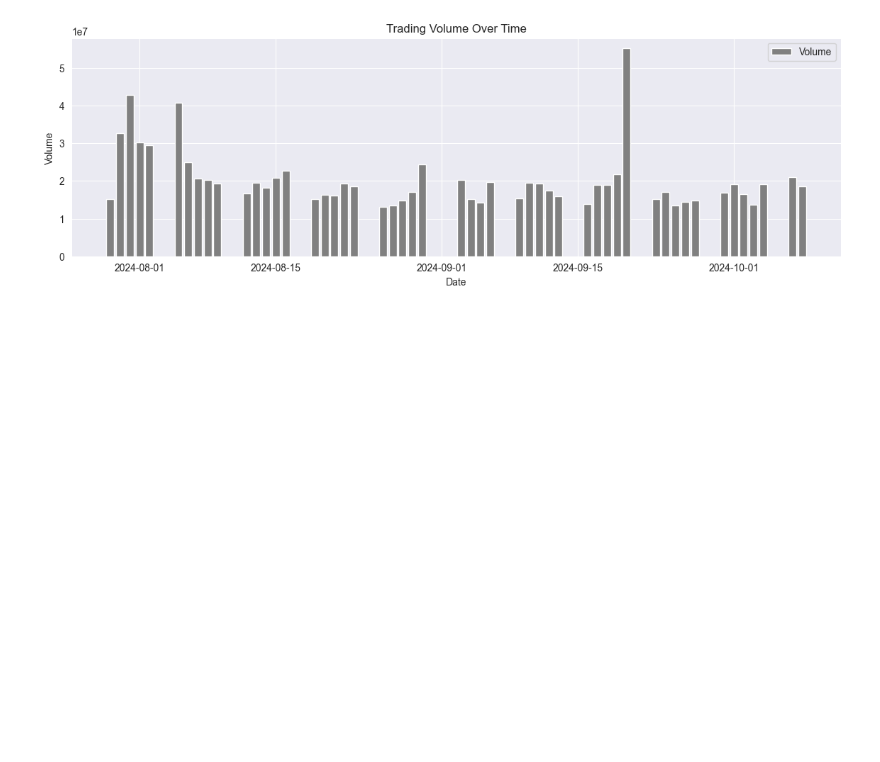
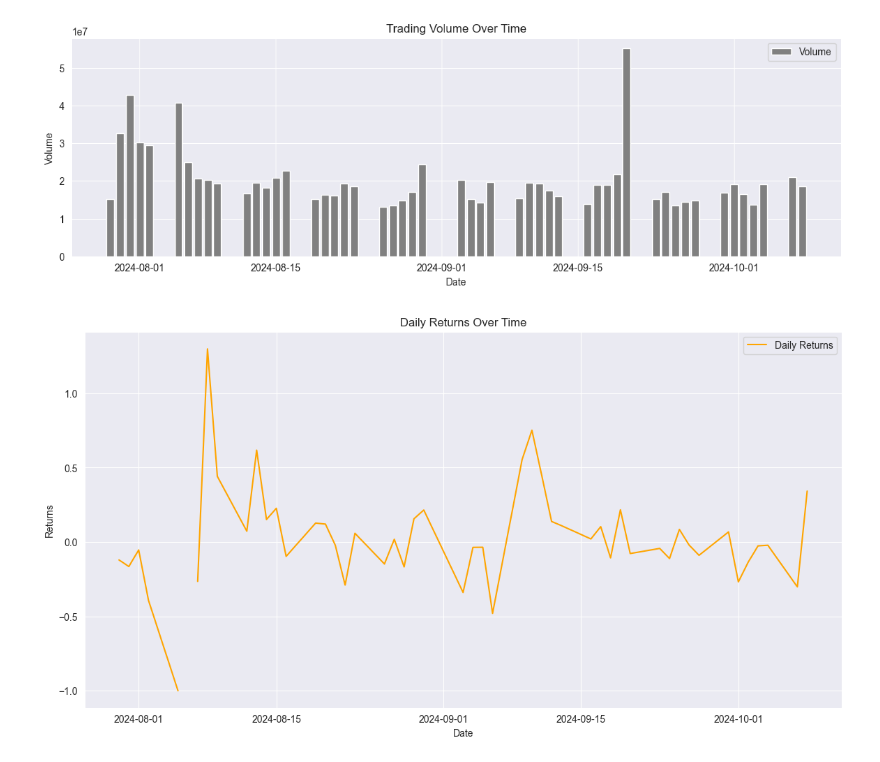
Before and after one commit to jurichar/high_freq_scalping_tool, a Jupyter notebook: notebooks/view_processed_data.ipynb, the cells around one changed output. Cells and saved outputs as stored; diff of their text form; code cells hidden in the pictures; blank space fills up the shorter version.

```diff
--- a/notebooks/view_processed_data.ipynb
+++ b/notebooks/view_processed_data.ipynb
@@ -83,3 +75,15 @@ plt.legend()
 plt.show()
 # %% [output]
 [figure]
+# %%
+data["Returns"] = data["Close"].pct_change()
+# %%
+plt.figure(figsize=(14, 7))
+plt.plot(data["Returns"], label="Daily Returns", color="orange")
+plt.title("Daily Returns Over Time")
+plt.xlabel("Date")
+plt.ylabel("Returns")
+plt.legend()
+plt.show()
+# %% [output]
+[figure, added]
```
Also changed, not shown: parts of 5 cells of this notebook.
